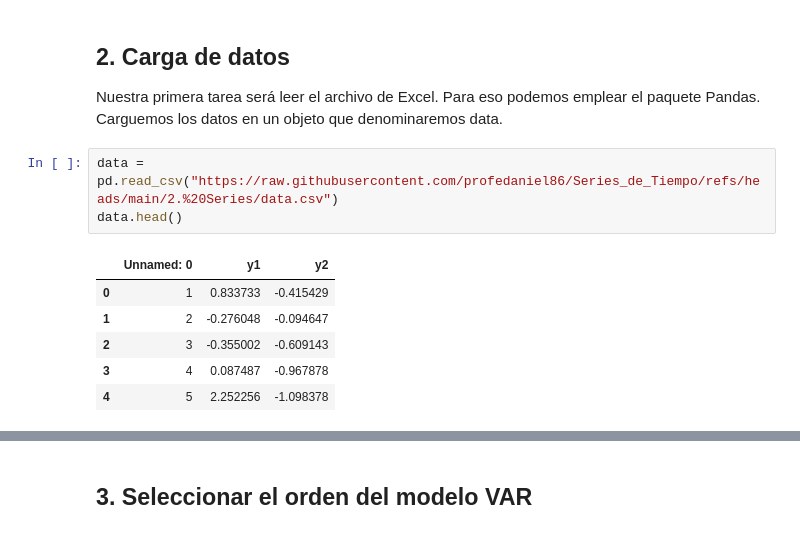
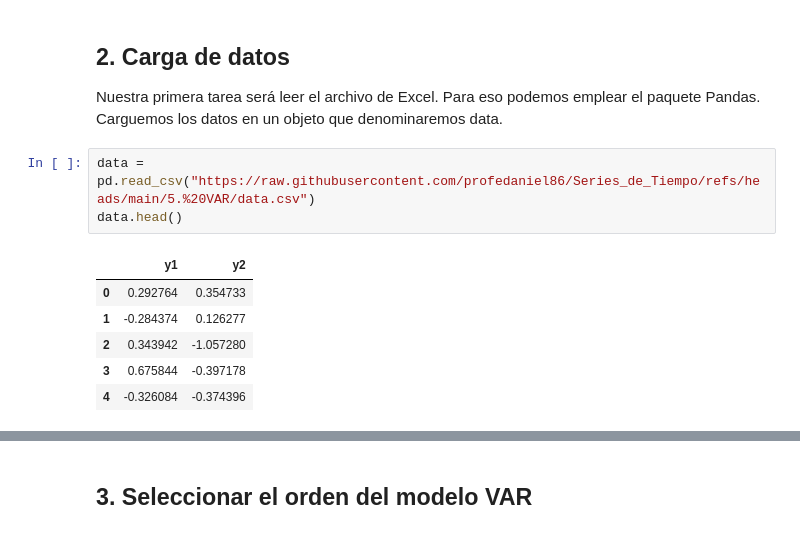
Before and after one commit to profedaniel86/Series_de_Tiempo, a Jupyter notebook: 5. VAR/VAR.ipynb, the cells around one changed output, grey strips where cells are left out. Cells and saved outputs as stored; diff of their text form.

```diff
--- a/5. VAR/VAR.ipynb
+++ b/5. VAR/VAR.ipynb
@@ -47,15 +47,15 @@ from sklearn.model_selection import TimeSeriesSplit
 
 Nuestra primera tarea será leer el archivo de Excel. Para eso podemos emplear el paquete Pandas. Carguemos los datos en un objeto que denominaremos data.
 # %%
-data = pd.read_csv("https://raw.githubusercontent.com/profedaniel86/Series_de_Tiempo/refs/heads/main/2.%20Series/data.csv")
+data = pd.read_csv("https://raw.githubusercontent.com/profedaniel86/Series_de_Tiempo/refs/heads/main/5.%20VAR/data.csv")
 data.head()
 # %% [output]
-|  | Unnamed: 0 | y1 | y2 |
-| 0 | 1 | 0.833733 | -0.415429 |
-| 1 | 2 | -0.276048 | -0.094647 |
-| 2 | 3 | -0.355002 | -0.609143 |
-| 3 | 4 | 0.087487 | -0.967878 |
-| 4 | 5 | 2.252256 | -1.098378 |
+|  | y1 | y2 |
+| 0 | 0.292764 | 0.354733 |
+| 1 | -0.284374 | 0.126277 |
+| 2 | 0.343942 | -1.057280 |
+| 3 | 0.675844 | -0.397178 |
+| 4 | -0.326084 | -0.374396 |
 # %%
 # imprimiendo el tamano del dataframe
 print(data.shape)
```
Also changed, not shown: parts of 3 cells of this notebook.
